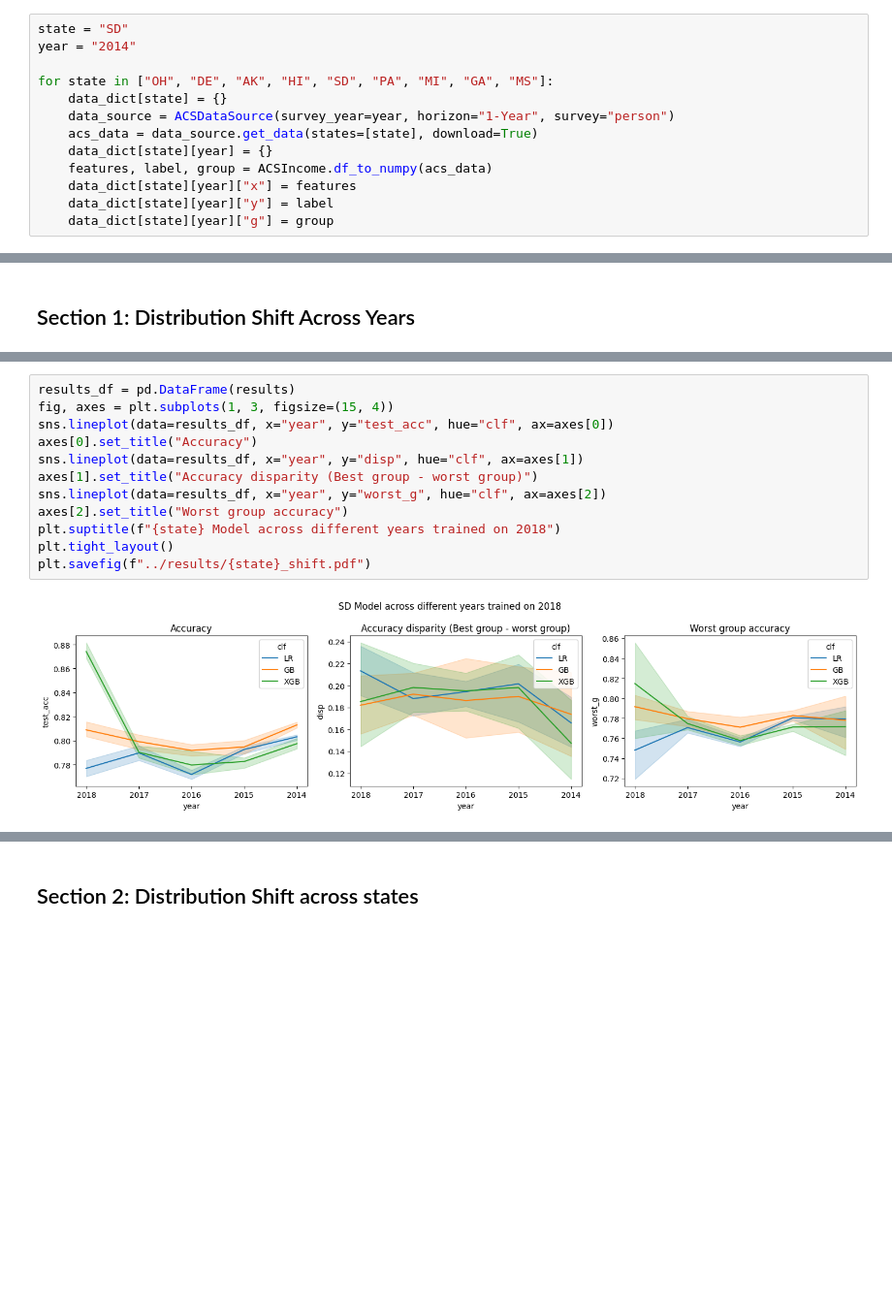
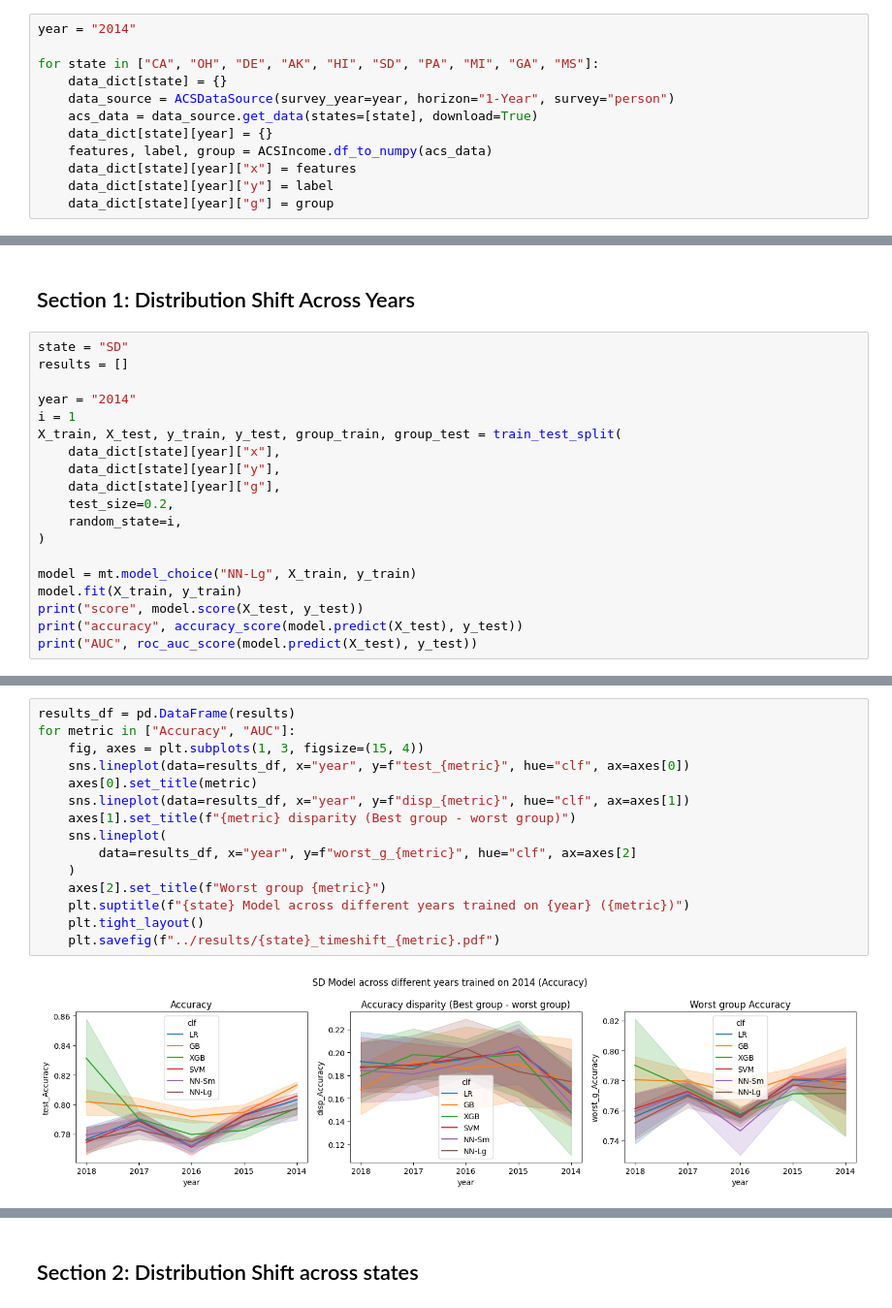
Before and after one commit to the-chen-lab/data-addition-dilemma, a Jupyter notebook: notebooks/folktables-income-sandbox.ipynb, the cells around one changed output, grey strips where cells are left out. Shown at 97% size. Saved outputs shown, nothing was run; the diff lists cells and outputs as text; blank space fills up the shorter version.

```diff
--- a/notebooks/folktables-income-sandbox.ipynb
+++ b/notebooks/folktables-income-sandbox.ipynb
@@ -39,8 +34,7 @@ data_dict = {}
 # %%
-state = "SD"
 year = "2014"
 
-for state in ["OH", "DE", "AK", "HI", "SD", "PA", "MI", "GA", "MS"]:
+for state in ["CA", "OH", "DE", "AK", "HI", "SD", "PA", "MI", "GA", "MS"]:
     data_dict[state] = {}
     data_source = ACSDataSource(survey_year=year, horizon="1-Year", survey="person")
     acs_data = data_source.get_data(states=[state], download=True)
@@ -67,2 +56,21 @@ Downloading data for 2018 1-Year person survey for HI...
 # %% [markdown]
 ## Section 1: Distribution Shift Across Years
+# %%
+state = "SD"
+results = []
+
+year = "2014"
+i = 1
+X_train, X_test, y_train, y_test, group_train, group_test = train_test_split(
+    data_dict[state][year]["x"],
+    data_dict[state][year]["y"],
+    data_dict[state][year]["g"],
+    test_size=0.2,
+    random_state=i,
+)
+
+model = mt.model_choice("NN-Lg", X_train, y_train)
+model.fit(X_train, y_train)
+print("score", model.score(X_test, y_test))
+print("accuracy", accuracy_score(model.predict(X_test), y_test))
+print("AUC", roc_auc_score(model.predict(X_test), y_test))
@@ -137,15 +155,18 @@ for clf in clf_dict:
             )
 # %%
 results_df = pd.DataFrame(results)
-fig, axes = plt.subplots(1, 3, figsize=(15, 4))
-sns.lineplot(data=results_df, x="year", y="test_acc", hue="clf", ax=axes[0])
-axes[0].set_title("Accuracy")
-sns.lineplot(data=results_df, x="year", y="disp", hue="clf", ax=axes[1])
-axes[1].set_title("Accuracy disparity (Best group - worst group)")
-sns.lineplot(data=results_df, x="year", y="worst_g", hue="clf", ax=axes[2])
-axes[2].set_title("Worst group accuracy")
-plt.suptitle(f"{state} Model across different years trained on 2018")
-plt.tight_layout()
-plt.savefig(f"../results/{state}_shift.pdf")
+for metric in ["Accuracy", "AUC"]:
+    fig, axes = plt.subplots(1, 3, figsize=(15, 4))
+    sns.lineplot(data=results_df, x="year", y=f"test_{metric}", hue="clf", ax=axes[0])
+    axes[0].set_title(metric)
+    sns.lineplot(data=results_df, x="year", y=f"disp_{metric}", hue="clf", ax=axes[1])
+    axes[1].set_title(f"{metric} disparity (Best group - worst group)")
+    sns.lineplot(
+        data=results_df, x="year", y=f"worst_g_{metric}", hue="clf", ax=axes[2]
+    )
+    axes[2].set_title(f"Worst group {metric}")
+    plt.suptitle(f"{state} Model across different years trained on {year} ({metric})")
+    plt.tight_layout()
+    plt.savefig(f"../results/{state}_timeshift_{metric}.pdf")
 # %% [output]
-[figure, old version]
+[figure, new version]
```
Also changed, not shown: parts of 17 cells of this notebook, 1 other file.
